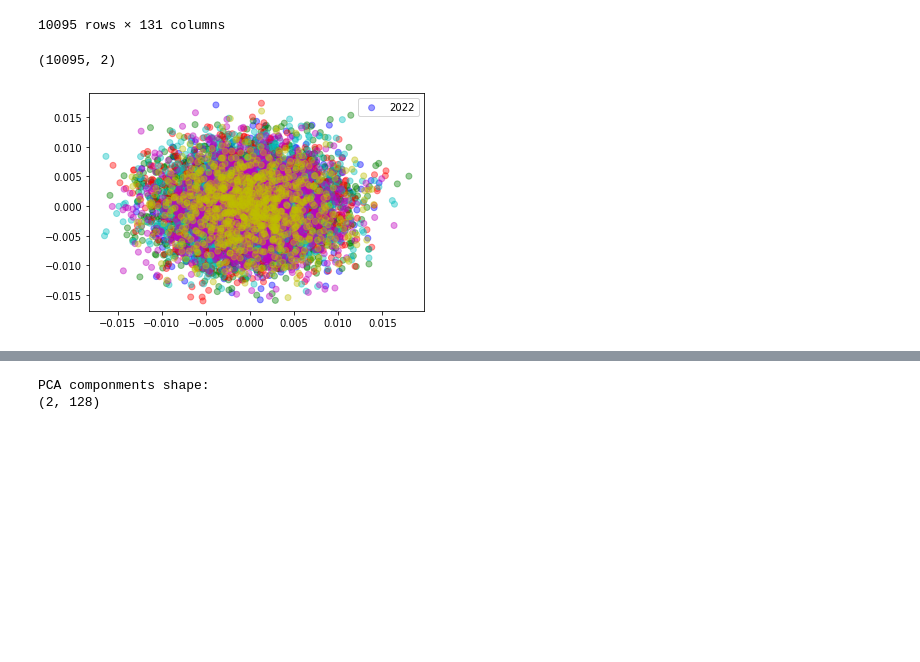
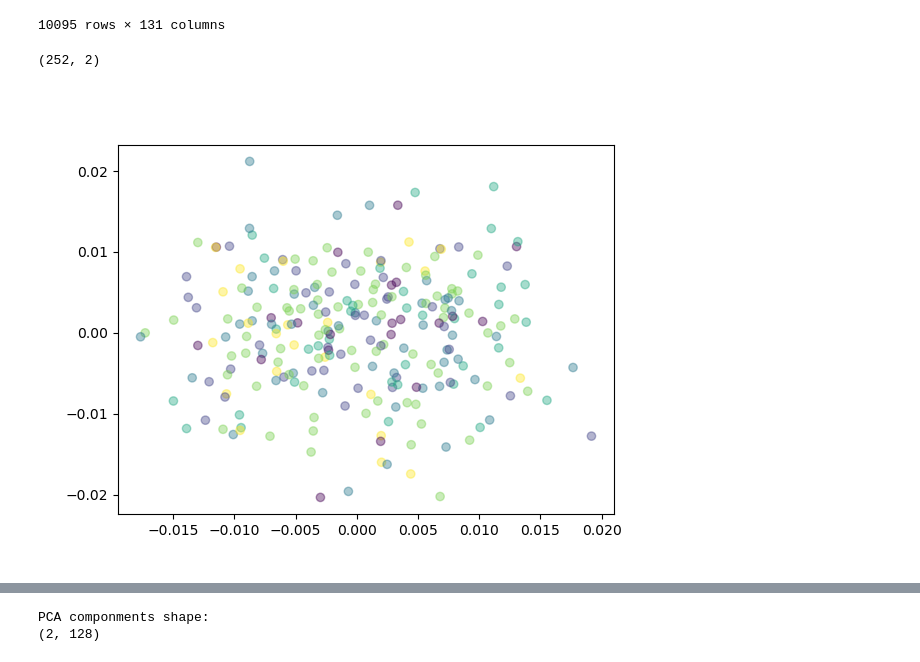
Before and after one commit to spec2/ThesisVisualizationTools, a Jupyter notebook: anthology_2017_to_2022/main.ipynb, the cells around one changed output, grey strips where cells are left out. Saved outputs shown, nothing was run; the diff lists cells and outputs as text; code cells hidden in the pictures; blank space fills up the shorter version.

```diff
--- a/anthology_2017_to_2022/main.ipynb
+++ b/anthology_2017_to_2022/main.ipynb
@@ -164,26 +166,35 @@ out
 | 10094 | 10094 | 2017 | Using support vector machines and... | 0.006095 | 0.002472 | -0.004291 | -0.003515 | 0.005222 | -0.001948 | -0.006219 | ... | ... |
 10095 rows × 131 columns
 # %%
-X = out.iloc[:, 3:]
+# sampling
+SAMPLING_RATE = 0.025
+sampled_out = out.sample(n=(int(len(out)*SAMPLING_RATE)), random_state=1)
+title_list = out['title'].values
+X = sampled_out.iloc[:, 3:]
 pca = PCA(n_components=2)
 pca.fit(X)
 x_pcx = pca.transform(X)
 x_pcx.shape
 # %% [output]
-(10095, 2)
+(252, 2)
 # %%
-color_map = {'2022': 'b',
-        '2021': 'g',
-        '2020': 'r',
-        '2019': 'c',
-        '2018': 'm',
-        '2017': 'y'}
-yaer_list = list(anthology2017_2022_pd['year'].values)
-mapped_year_list = [color_map.get(element, element)  for element in ls]
+# color_map = {'2022': 'b',
+#         '2021': 'g',
+#         '2020': 'r',
+#         '2019': 'c',
+#         '2018': 'm',
+#         '2017': 'y'}
+color_map = {'2022': 2022,
+        '2021': 2021,
+        '2020': 2020,
+        '2019': 2019,
+        '2018': 2018,
+        '2017': 2017}
+year_list = list(sampled_out['year'].values)
+mapped_year_list = [color_map.get(element, element)  for element in year_list]
 # %%
 fig, ax = plt.subplots()
 ax.scatter(x_pcx[:, 0], x_pcx[:, 1], c=mapped_year_list,  alpha=0.4)
-ax.legend(labels = [2022, 2021,2020,2019, 2018, 2017], loc = "best")
 plt.show()
 # %% [output]
-[figure, old version]
+[figure, new version]
```
Also changed, not shown: parts of 13 cells of this notebook.
